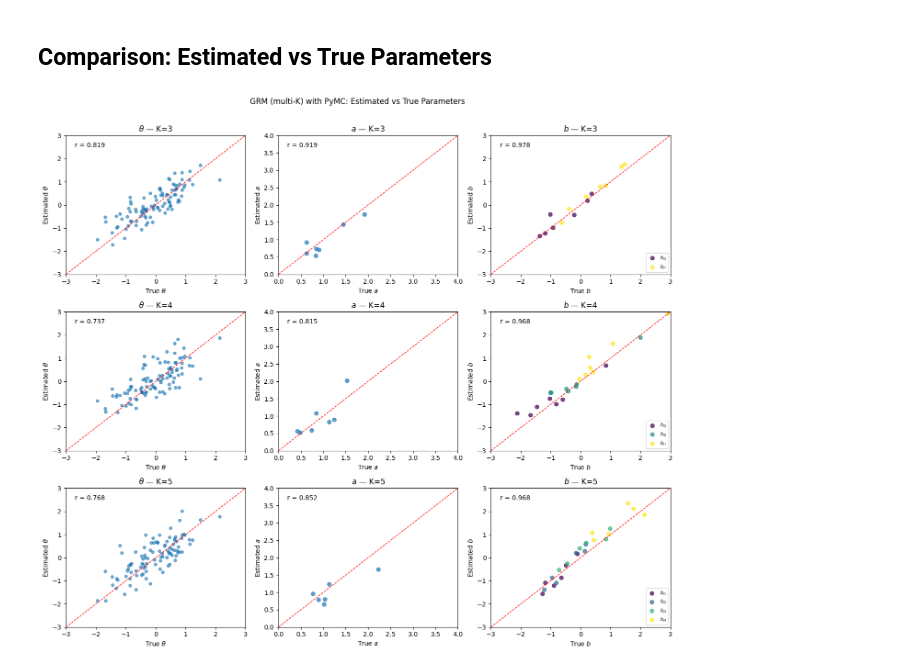
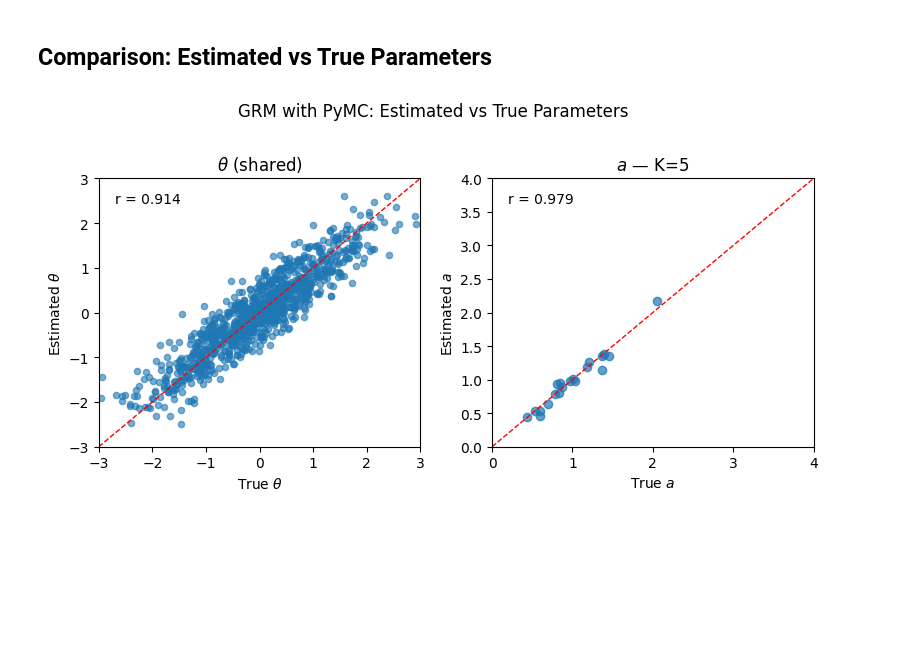
Before and after one commit to nigimitama/bayesian-irt-models, a Jupyter notebook: notebooks/grm-pymc-multi-k.ipynb, the cells around one changed output. Cells and saved outputs as stored; diff of their text form; code cells hidden in the pictures; blank space fills up the shorter version.

```diff
--- a/notebooks/grm-pymc-multi-k.ipynb
+++ b/notebooks/grm-pymc-multi-k.ipynb
@@ -53,11 +52,11 @@ import arviz as az
 # %%
 rng = np.random.default_rng(42)
 
-N = 100  # respondents
+N = 1000  # respondents
 J = 20   # items total
 
 # K per item
-K_per_item = np.array([3] * 7 + [4] * 7 + [5] * 6)
+K_per_item = np.array([3] * 10 + [4] * 5 + [5] * 5)
 
 # True parameters
 theta_true = rng.normal(0, 1, N)
@@ -244,53 +240,31 @@ for k in unique_K:
 # %% [markdown]
 ## Comparison: Estimated vs True Parameters
 # %%
-n_groups = len(unique_K)
-fig, axes = plt.subplots(n_groups, 3, figsize=(14, 4 * n_groups))
+fig, axes = plt.subplots(ncols=2, figsize=(8, 4))
 
-for row, k in enumerate(unique_K):
-    global_item_idx = item_indices_by_k[k]
-    idata = idatas[k]
+theta_est = idata.posterior["theta"].mean(dim=["chain", "draw"]).values  # (N,)
+a_est = idata.posterior["a"].mean(dim=["chain", "draw"]).values       # (J,)
 
-    theta_est = idata.posterior["theta"].mean(dim=["chain", "draw"]).values  # (N,)
-    a_est = idata.posterior["a"].mean(dim=["chain", "draw"]).values           # (n_items_k,)
-    b_est = idata.posterior["b"].mean(dim=["chain", "draw"]).values           # (n_items_k, k-1)
+# theta — same shared estimate shown for each group
+axes[0].scatter(theta_true, theta_est, alpha=0.6, s=20)
+axes[0].plot([-3, 3], [-3, 3], "r--", lw=1)
+axes[0].set(xlim=(-3, 3), ylim=(-3, 3),
+                    xlabel=r"True $\theta$", ylabel=r"Estimated $\theta$",
+                    title=r"$\theta$ (shared)")
+r = np.corrcoef(theta_true, theta_est)[0, 1]
+axes[0].text(0.05, 0.95, f"r = {r:.3f}", transform=axes[0].transAxes, va="top")
 
-    a_true_k = a_true[global_item_idx]
-    b_true_k = np.array([b_true[j] for j in global_item_idx])  # (n_items_k, k-1)
+# a
+axes[1].scatter(a_true, a_est, alpha=0.7)
+axes[1].plot([0, 4], [0, 4], "r--", lw=1)
+axes[1].set(xlim=(0, 4), ylim=(0, 4),
+                    xlabel=r"True $a$", ylabel=r"Estimated $a$",
+                    title=rf"$a$ — K={K}")
+r = np.corrcoef(a_true, a_est)[0, 1]
+axes[1].text(0.05, 0.95, f"r = {r:.3f}", transform=axes[1].transAxes, va="top")
 
-    # theta
-    axes[row, 0].scatter(theta_true, theta_est, alpha=0.6, s=20)
-    axes[row, 0].plot([-3, 3], [-3, 3], "r--", lw=1)
-    axes[row, 0].set(xlim=(-3, 3), ylim=(-3, 3),
-                     xlabel=r"True $\theta$", ylabel=r"Estimated $\theta$",
-                     title=rf"$\theta$ — K={k}")
-    r = np.corrcoef(theta_true, theta_est)[0, 1]
-    axes[row, 0].text(0.05, 0.95, f"r = {r:.3f}", transform=axes[row, 0].transAxes, va="top")
-
-    # a
-    axes[row, 1].scatter(a_true_k, a_est, alpha=0.7)
-    axes[row, 1].plot([0, 4], [0, 4], "r--", lw=1)
-    axes[row, 1].set(xlim=(0, 4), ylim=(0, 4),
-                     xlabel=r"True $a$", ylabel=r"Estimated $a$",
-                     title=rf"$a$ — K={k}")
-    r = np.corrcoef(a_true_k, a_est)[0, 1]
-    axes[row, 1].text(0.05, 0.95, f"r = {r:.3f}", transform=axes[row, 1].transAxes, va="top")
-
-    # b — all thresholds, colored by threshold index
-    colors = plt.cm.viridis(np.linspace(0, 1, k - 1))
-    for kk in range(k - 1):
-        axes[row, 2].scatter(b_true_k[:, kk], b_est[:, kk],
-                             alpha=0.7, color=colors[kk], label=f"$b_{{j{kk+1}}}$")
-    axes[row, 2].plot([-3, 3], [-3, 3], "r--", lw=1)
-    axes[row, 2].set(xlim=(-3, 3), ylim=(-3, 3),
-                     xlabel=r"True $b$", ylabel=r"Estimated $b$",
-                     title=rf"$b$ — K={k}")
-    axes[row, 2].legend(fontsize=7)
-    r = np.corrcoef(b_true_k.ravel(), b_est.ravel())[0, 1]
-    axes[row, 2].text(0.05, 0.95, f"r = {r:.3f}", transform=axes[row, 2].transAxes, va="top")
-
-plt.suptitle("GRM (multi-K) with PyMC: Estimated vs True Parameters", y=1.01)
+plt.suptitle("GRM with PyMC: Estimated vs True Parameters", y=1.01)
 plt.tight_layout()
 plt.show()
 # %% [output]
-[figure, old version]
+[figure, new version]
```
Also changed, not shown: parts of 9 cells of this notebook, 6 other files.
